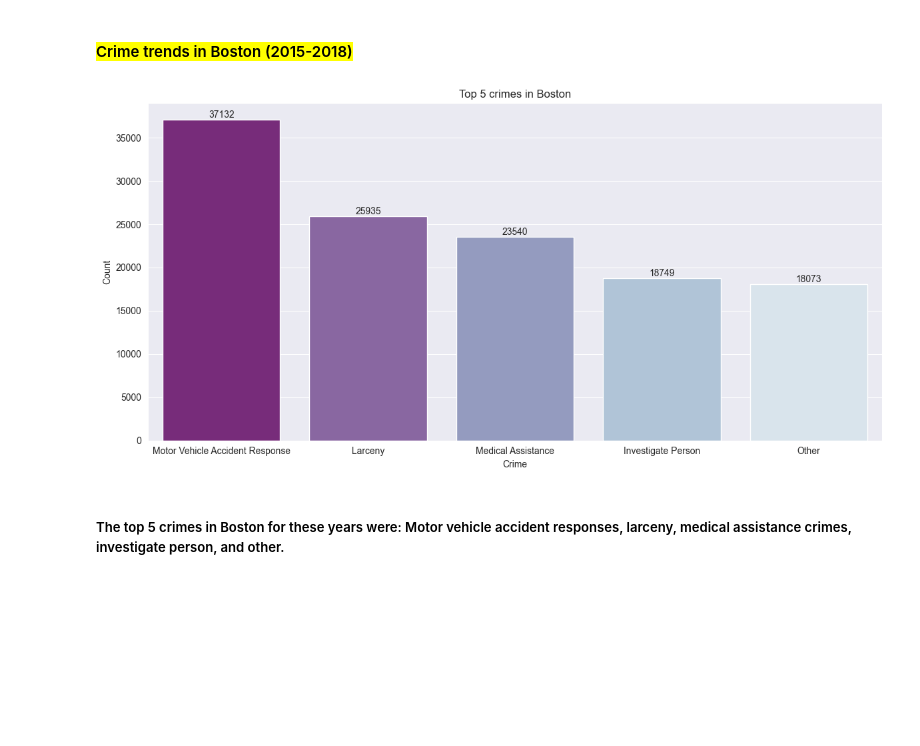
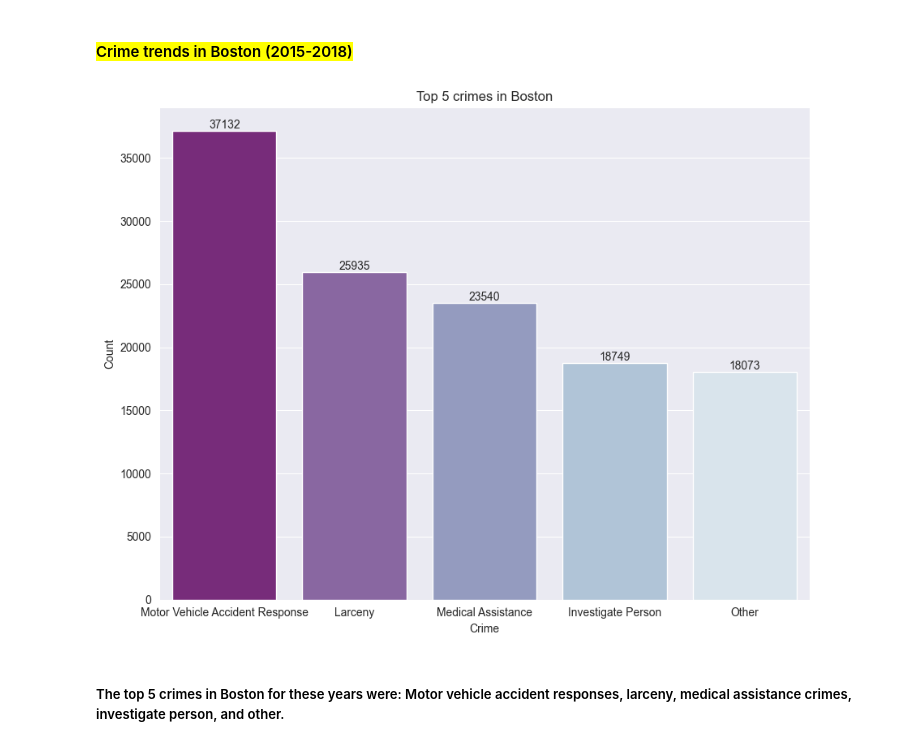
Before and after one commit to BlocknBoom123/CrimePy, a Jupyter notebook: Boston/BostonCrime.ipynb, the cells around one changed output. Cells and saved outputs as stored; diff of their text form; code cells hidden in the pictures; blank space fills up the shorter version.

```diff
--- a/Boston/BostonCrime.ipynb
+++ b/Boston/BostonCrime.ipynb
@@ -286,20 +278,20 @@ plt.show()
 # %%
 df_top5 = df.groupby(['OFFENSE_CODE_GROUP'], observed=True).count()['INCIDENT_NUMBER'].sort_values(ascending=False)[:5] #The top 5 crimes committed
 
-plt.figure(figsize=(12,6))
+plt.figure(figsize=(9,7))
 
 ax = sns.barplot(x=df_top5.index, y=df_top5.values, order=df_top5.index, palette="BuPu_r") #Bar plot of grouped data
 
 for i in ax.containers:
     ax.bar_label(i,) #Display the value above the barplot
 
 plt.title('Top 5 crimes in Boston')
 plt.ylabel('Count')
 plt.xlabel('Crime')
 plt.tight_layout()
 plt.show()
 # %% [output]
-[figure, old version]
+[figure, new version]
 # %% [markdown]
 ##### The top 5 crimes in Boston for these years were: Motor vehicle accident responses, larceny, medical assistance crimes, investigate person, and other.
 # %% [markdown]
```
Also changed, not shown: parts of 6 cells of this notebook, 2 other files.
